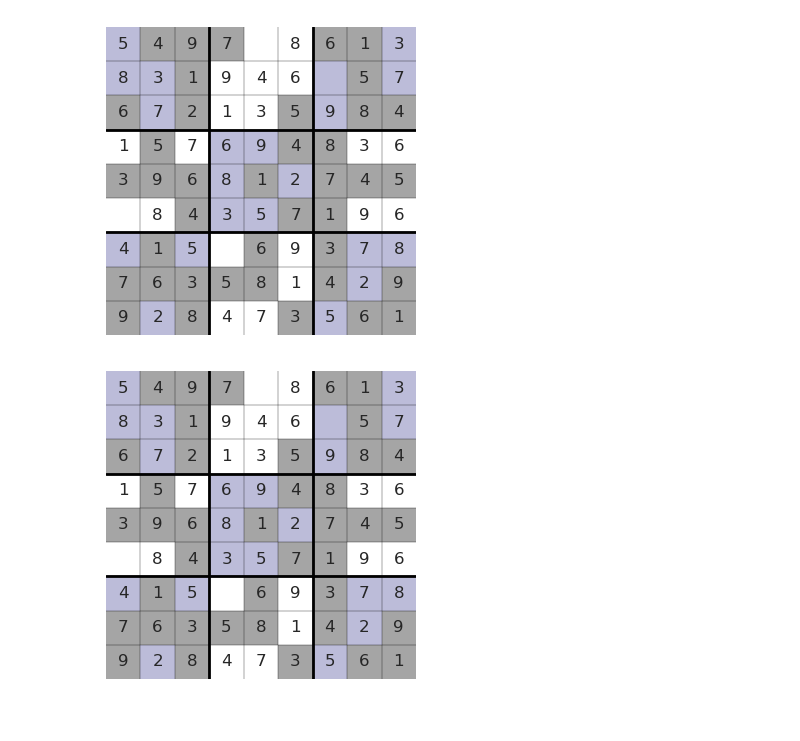
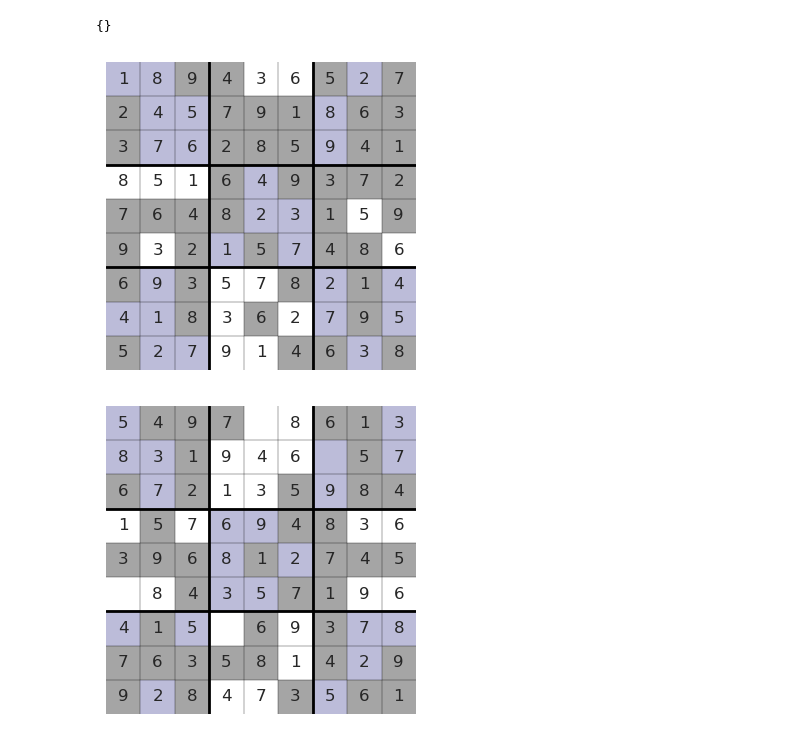
Before and after one commit to rjmat97/sudoku, a Jupyter notebook: main.ipynb, the cells around one changed output. Drawn from its saved outputs; the diff is of its cells as text; code cells hidden in the pictures.

```diff
--- a/main.ipynb
+++ b/main.ipynb
@@ -50,7 +127,10 @@ def matMap(mat, col_map=""):
 # %%
 def calcMax(mat, rev=True):
     unique, counts = np.unique(mat, return_counts=True)
-    return dict(sorted(zip(unique[1:], counts[1:]), key=lambda x: x[1], reverse=rev))
+    return dict(sorted(filter(lambda x : x[1]<9, zip(unique[1:], counts[1:])), key=lambda x: x[1], reverse=rev))
+
+    # counts=list(zip(curset.keys(), curset.values()))
+    # return dict(filter(lambda x : x[1]<9, zip(curset.keys(), curset.values())))
 
 def findHidden(mat, srch):
     x = np.array(list(map(lambda x: not int(x.__contains__(srch)), mat)))
@@ -70,7 +150,6 @@ def evalQuads(mat):
         for j in range(3):
             rmat.append(mat[i*3:(i+1)*3,j*3:(j+1)*3])
     nums = [sum(i.flatten()) for i in rmat]
-
     if 1 in nums:
         srch = nums.index(1)
         smat =  rmat[srch]
@@ -87,8 +166,9 @@ def setVal(mat, error, value):
     tmp[(xmap[sr]*3)+id[0], (ymap[sr]*3)+id[1]] = value
     return tmp
 
-def correct(mat, fix):
-    errorMat = findHidden(mat, fix)
+def correct(mat, fix, extra=False):
+    if not extra: errorMat = findHidden(mat, fix)
+    else: errorMat = findHiddenExtra(mat, fix)
     error =  evalQuads(errorMat)
     if not error:
         return mat, False, 0
@@ -96,3 +176,24 @@ def correct(mat, fix):
         tmp = mat.copy()
         tmp = setVal(tmp, error, fix)
         return tmp, True, error
+
+def fillBox(mat, fill=1):
+    r = mat.copy()
+    r[r==0]=10
+    r[r<10]=0
+    r[r==10]=fill
+    return r
+
+def fillHouse(mat):
+    rmat = []
+    for i in range(3):
+        for j in range(3):
+            rmat.append(mat[i*3:(i+1)*3,j*3:(j+1)*3])
+    for i in rmat:
+        if len(i[i==0]) == 1: i[i==0] = 45 - sum(i.flatten())
+
+    return np.concatenate((
+        np.concatenate(tuple(rmat[:3]), axis=1),
+        np.concatenate(tuple(rmat[3:6]), axis=1),
+        np.concatenate(tuple(rmat[6:]), axis=1)
+    ), axis=0)
@@ -122,10 +238,0 @@ def main(mat, col_map=[]):
-# %%
-b = s1.copy()
-
-custom_map = col_map_std.copy()
-# %timeit main(b, col_map=col_map_std.copy())
-
-plot = main(b, col_map=col_map_std.copy())
-matMap(*plot)
-# %% [output]
-[figure, removed]
@@ -132,3 +249,14 @@ matMap(*plot)
+# %%
+d = loadString('180036020205000800076000900850040000000020050030107006090570204410300005007910030')
+sol = '189436527245791863376285941851649372764823159932157486693578214418362795527914638'
+custom_map = col_map_std.copy()
+d, custom_map = main(d,col_map=col_map_std.copy())
+
+print(calcMax(d))
+matMap(d, custom_map)
+# %% [output]
+{}
+[figure, added]
 # %%
 out = ','.join([f'{i}' for i in plot[0].flatten().tolist()])
 with open('set_2_step1.csv', 'w') as f: f.write(out)
```
Also changed, not shown: parts of 29 cells of this notebook, 7 other files.
